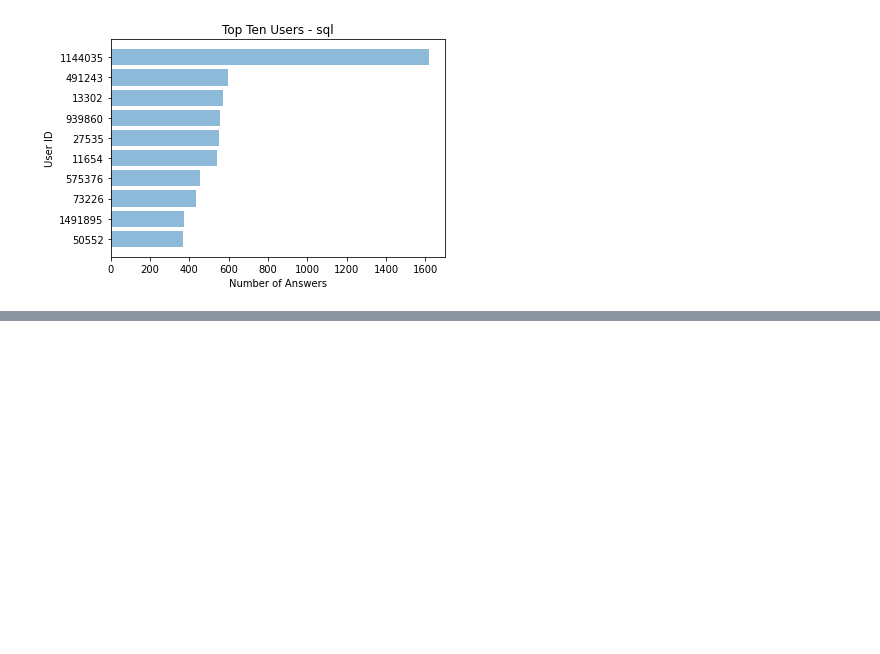
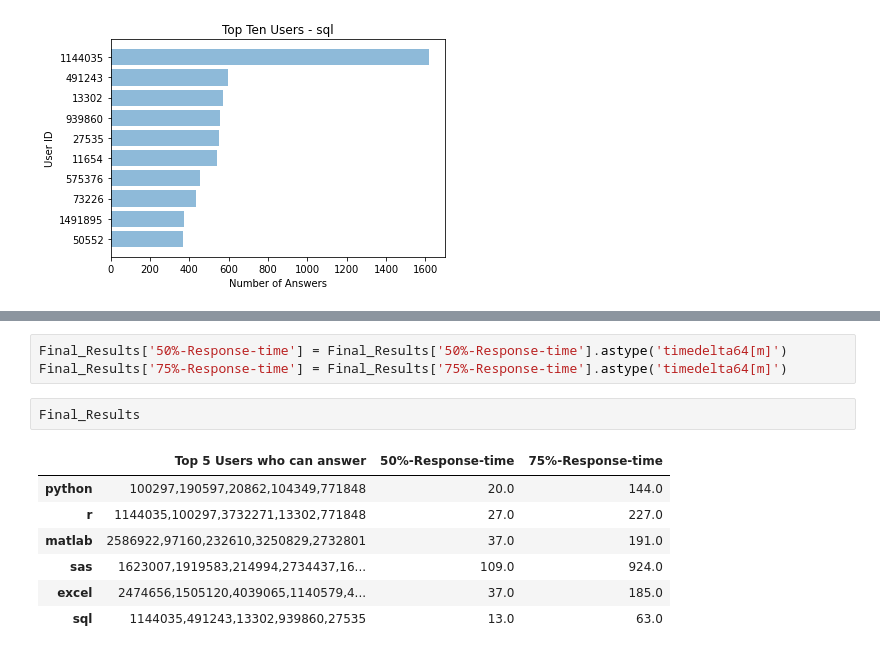
Before and after one commit to prajwalpai/Upgrad-Assignments, a Jupyter notebook: SO_Assignment.ipynb, the cells around one changed output, grey strips where cells are left out. Saved outputs shown, nothing was run; the diff lists cells and outputs as text; blank space fills up the shorter version.

```diff
--- a/SO_Assignment.ipynb
+++ b/SO_Assignment.ipynb
@@ -543,0 +657,13 @@ for tag in ds_tags:
+# %%
+Final_Results['50%-Response-time'] = Final_Results['50%-Response-time'].astype('timedelta64[m]')
+Final_Results['75%-Response-time'] = Final_Results['75%-Response-time'].astype('timedelta64[m]')
+# %%
+Final_Results
+# %% [output]
+|  | Top 5 Users who can answer | 50%-Response-time | 75%-Response-time |
+| python | 100297,190597,20862,104349,771848 | 20.0 | 144.0 |
+| r | 1144035,100297,3732271,13302,771848 | 27.0 | 227.0 |
+| matlab | 2586922,97160,232610,3250829,2732801 | 37.0 | 191.0 |
+| sas | 1623007,1919583,214994,2734437,16... | 109.0 | 924.0 |
+| excel | 2474656,1505120,4039065,1140579,4... | 37.0 | 185.0 |
+| sql | 1144035,491243,13302,939860,27535 | 13.0 | 63.0 |
```
Also changed, not shown: parts of 12 cells of this notebook.
